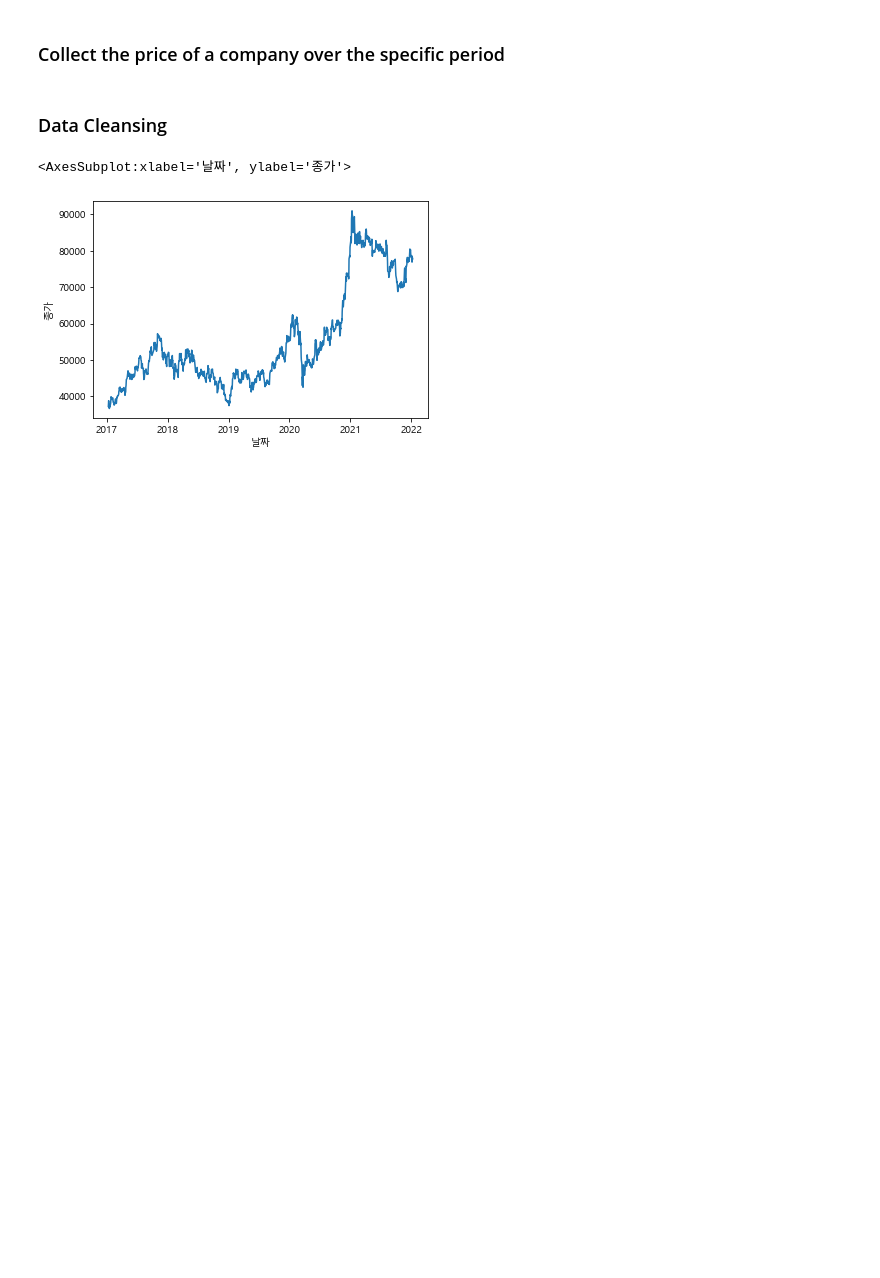
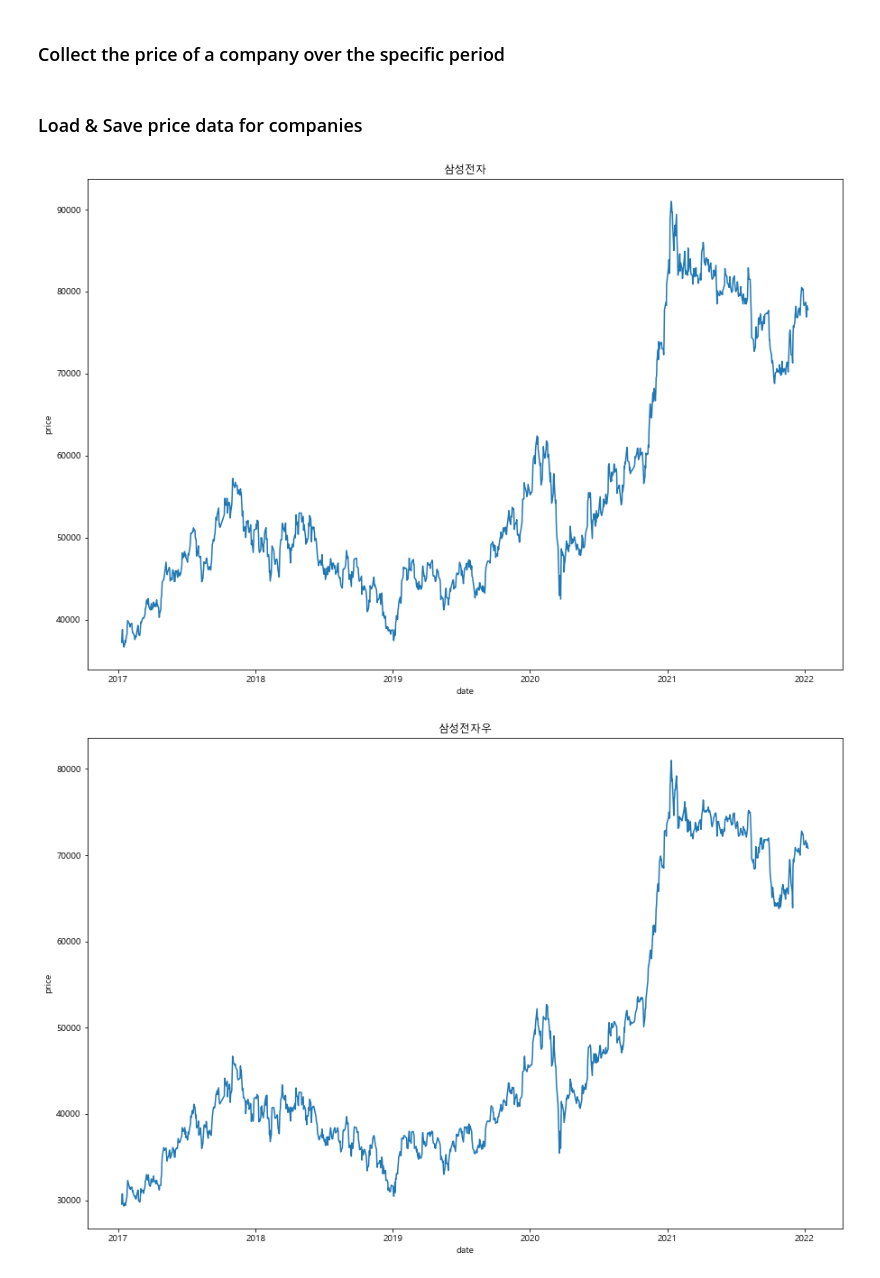
Before and after one commit to JinhyukP/quant_trading, a Jupyter notebook: web_scraping_example/individual_company_price.ipynb, the cells around one changed output. Drawn from its saved outputs; the diff is of its cells as text; code cells hidden in the pictures; blank space fills up the shorter version.

```diff
--- a/web_scraping_example/individual_company_price.ipynb
+++ b/web_scraping_example/individual_company_price.ipynb
@@ -30,7 +30,6 @@ def get_price_history(company_name):
     given company name, return pd.DataFrame composed of stock price history
     column='종가', index='날짜'
     '''
-    company_name = '삼성전자'
 
     # url for getting price history
     ticker = get_ticker(company_name)
@@ -71,20 +70,30 @@ def get_price_history(company_name):
     # change data type from float to int
     df[['시가', '고가', '저가', '종가', '거래량']] = df[['시가', '고가', '저가', '종가', '거래량']].astype(int)
 
+    # get only date & closing price column
     df_price = df[['날짜','종가']]
-    df_price = df_price.set_index('날짜',drop=True)
+    df_price = df_price.rename(columns={'날짜': 'date', '종가': 'price'})
+    df_price = df_price.set_index('date',drop=True)
 
     return df_price
-# %% [markdown]
-### Data Cleansing
-# %%
-company_name = '삼성전자'
-df_price = get_price_history(company_name)
+# %% [markdown]
+### Load & Save price data for companies
 # %%
+# set korean font for matploblib
 import matplotlib as mat
+import matplotlib.pyplot as plt
 mat.rcParams['font.family'] = 'Malgun Gothic'
-
-df_price['종가'].plot(ylabel='종가')
-# %% [output]
-<AxesSubplot:xlabel='날짜', ylabel='종가'>
-[figure, removed]
+# %%
+company_list = ['삼성전자', '삼성전자우', 'SK텔레콤', 'SK스퀘어', '앱코', 'NAVER', '카카오', '신한지주', '현대차3우B', '기아', 'KINDEX 미국나스닥100', 'TIGER 2차전지테마']
+
+for company_name in company_list:
+    try:
+        df_price = get_price_history(company_name)
+    except Exception as e:
+        print(f"Failed for {company_name}: ", e)
+    plt.figure(figsize=(15,10))
+    df_price['price'].plot(ylabel='price',title=company_name)
+    df_price.to_csv(f'price_history/{company_name}_price.csv')
+# %% [output]
+[figure, added]
+[figure, added]
```
Also changed, not shown: parts of 2 cells of this notebook, 14 other files.
